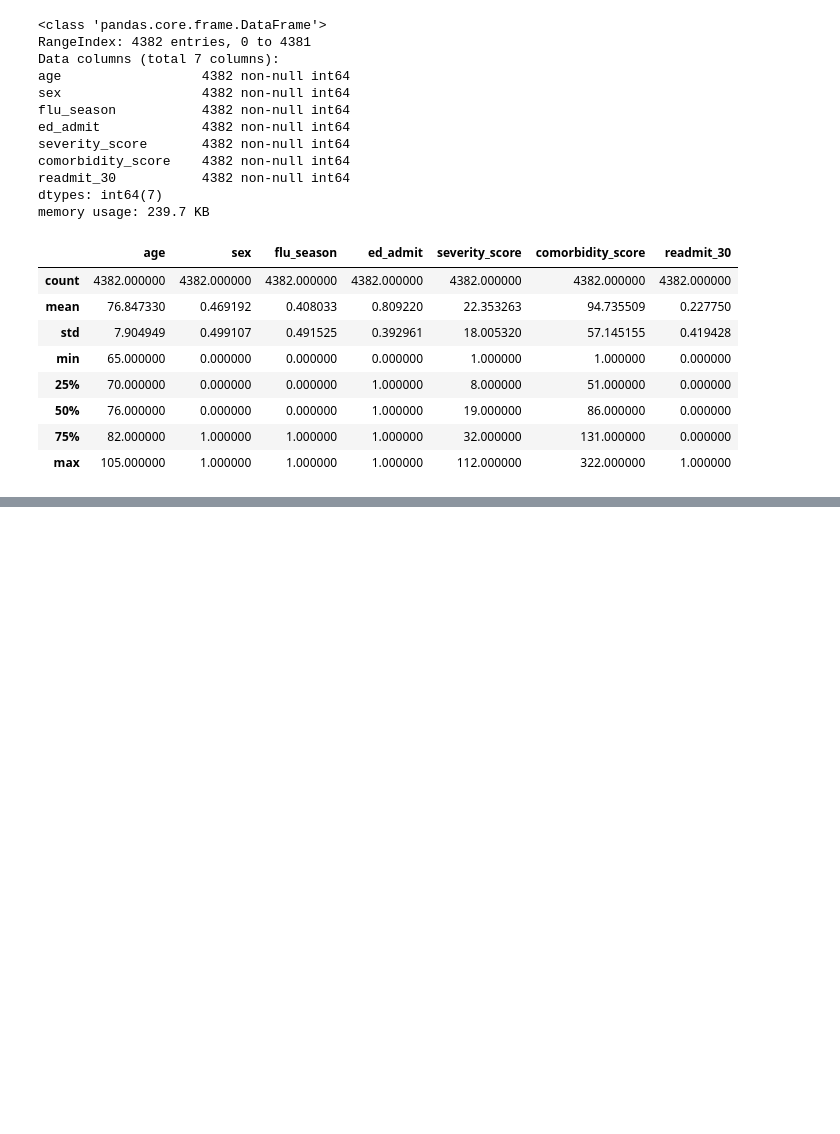
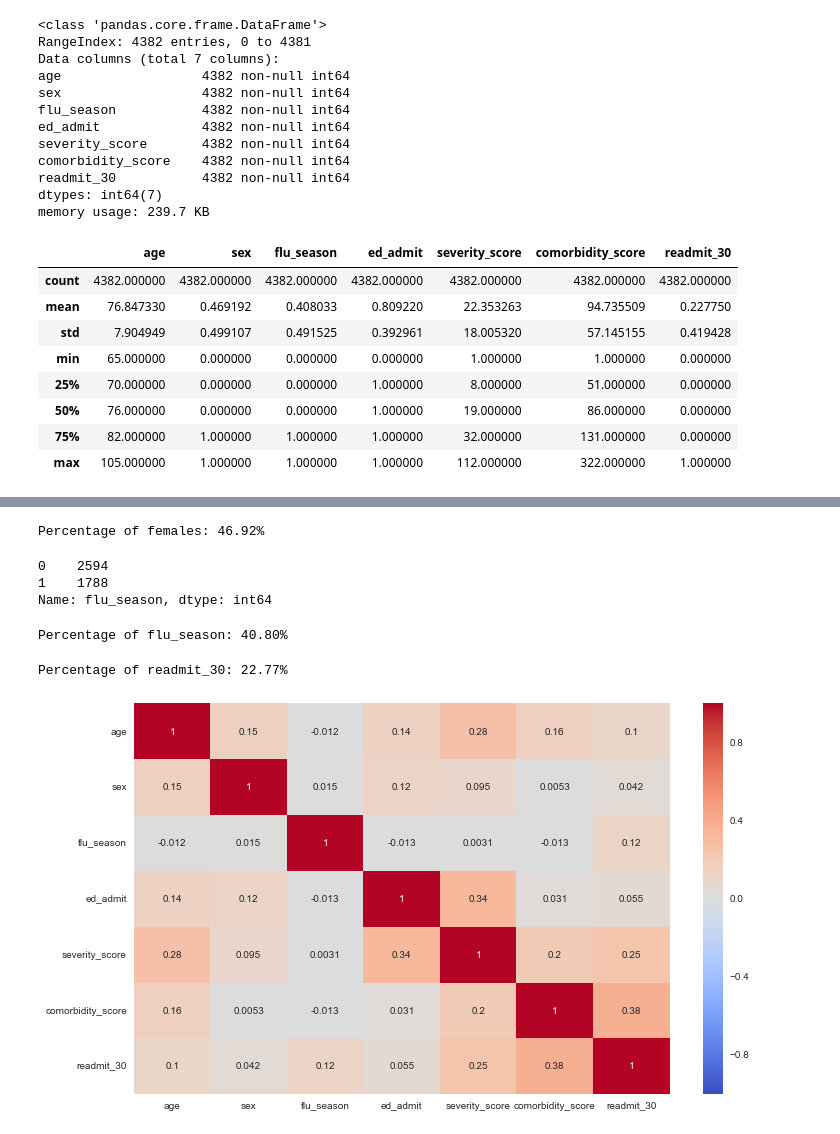
Before and after one commit to carlespoles/DSCI6006-student, a Jupyter notebook: final-case/Final-Project-CarlesPolesMielgo.ipynb, the cells around one changed output, grey strips where cells are left out. Saved outputs shown, nothing was run; the diff lists cells and outputs as text; code cells hidden in the pictures; blank space fills up the shorter version.

```diff
--- a/final-case/Final-Project-CarlesPolesMielgo.ipynb
+++ b/final-case/Final-Project-CarlesPolesMielgo.ipynb
@@ -60,0 +78,25 @@ hospital_df.describe()
+# %%
+print("Percentage of females: {:.2%}".format((hospital_df.sex.value_counts()[1]/hospital_df.sex.value_counts().sum())))
+# %% [output]
+Percentage of females: 46.92%
+# %%
+hospital_df.flu_season.value_counts()
+# %% [output]
+0    2594
+1    1788
+Name: flu_season, dtype: int64
+# %%
+print("Percentage of flu_season: {:.2%}".format((hospital_df.flu_season.value_counts()[1]/hospital_df.flu_season.value_counts().sum())))
+# %% [output]
+Percentage of flu_season: 40.80%
+# %%
+print("Percentage of readmit_30: {:.2%}".format((hospital_df.readmit_30.value_counts()[1]/hospital_df.readmit_30.value_counts().sum())))
+# %% [output]
+Percentage of readmit_30: 22.77%
+# %%
+hospital_df_corr = hospital_df[hospital_df.columns].corr()
+# %%
+plt.figure(figsize=(12, 7))
+sns.heatmap(hospital_df_corr, annot=True, cmap='coolwarm');
+# %% [output]
+[figure, added]
```
Also changed, not shown: parts of 28 cells of this notebook.
